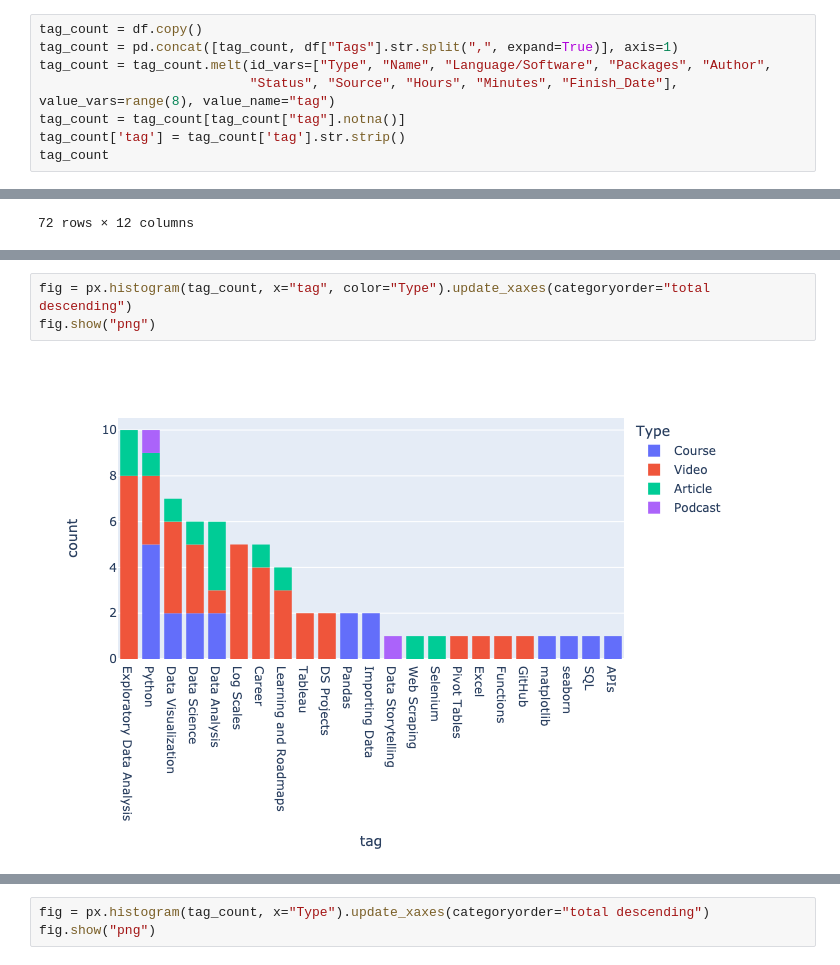
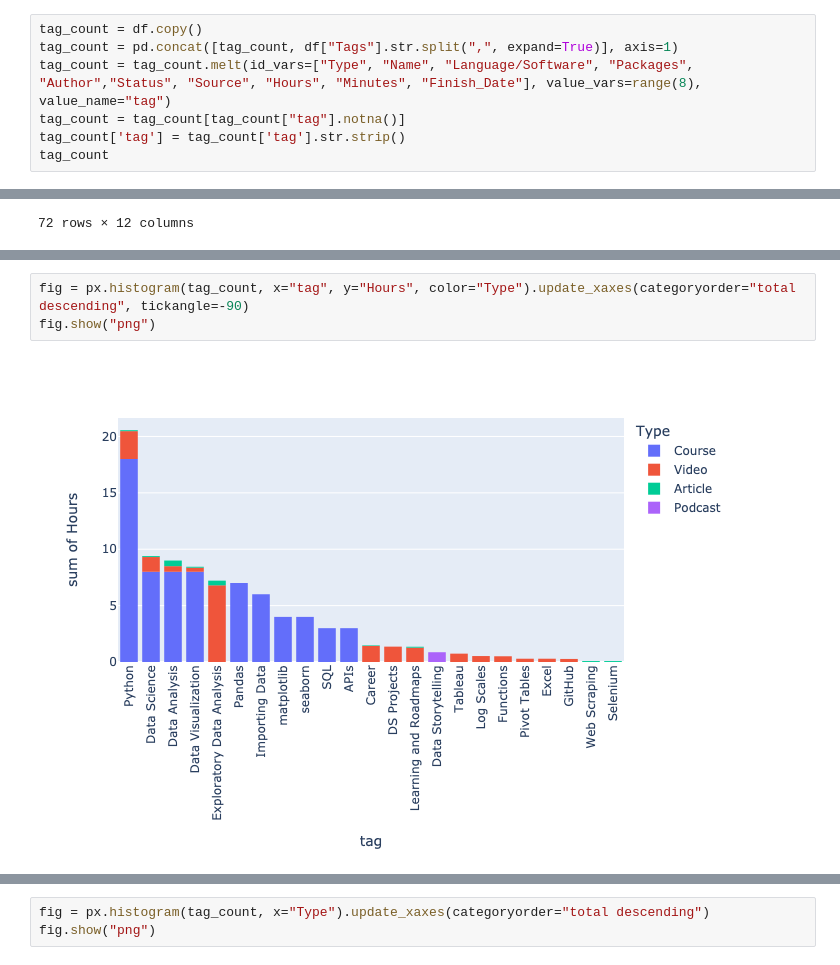
Before and after one commit to franco3x/Notion-66-Days-of-Data, a Jupyter notebook: Notion 66 Days of Data.ipynb, the cells around one changed output, grey strips where cells are left out. Drawn from its saved outputs; the diff is of its cells as text.

```diff
--- a/Notion 66 Days of Data.ipynb
+++ b/Notion 66 Days of Data.ipynb
@@ -308,8 +302,7 @@ df.head()
 # %%
 tag_count = df.copy()
 tag_count = pd.concat([tag_count, df["Tags"].str.split(",", expand=True)], axis=1)
-tag_count = tag_count.melt(id_vars=["Type", "Name", "Language/Software", "Packages", "Author",
-                           "Status", "Source", "Hours", "Minutes", "Finish_Date"], value_vars=range(8), value_name="tag")
+tag_count = tag_count.melt(id_vars=["Type", "Name", "Language/Software", "Packages", "Author","Status", "Source", "Hours", "Minutes", "Finish_Date"], value_vars=range(8), value_name="tag")
 tag_count = tag_count[tag_count["tag"].notna()]
 tag_count['tag'] = tag_count['tag'].str.strip()
 tag_count
@@ -349,5 +347,5 @@ tag_count
 # %%
-fig = px.histogram(tag_count, x="tag", color="Type").update_xaxes(categoryorder="total descending")
+fig = px.histogram(tag_count, x="tag", y="Hours", color="Type").update_xaxes(categoryorder="total descending", tickangle=-90)
 fig.show("png")
 # %% [output]
-[figure, old version]
+[figure, new version]
```
Also changed, not shown: parts of 50 cells of this notebook.
